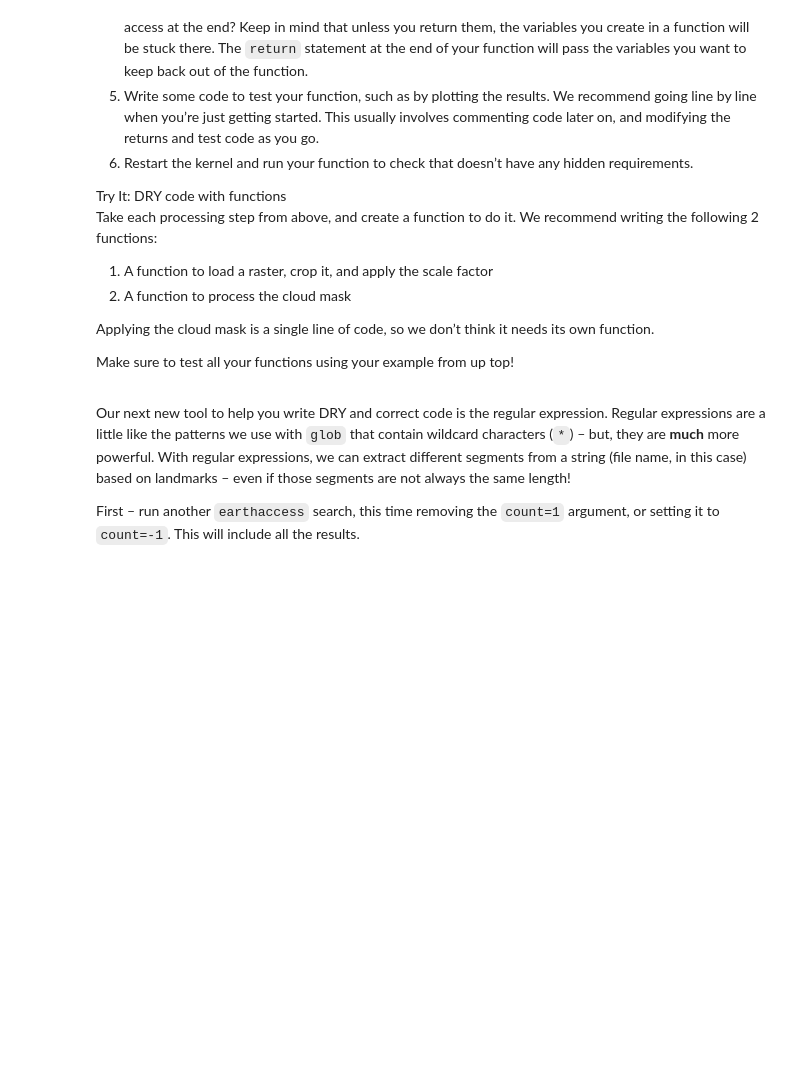
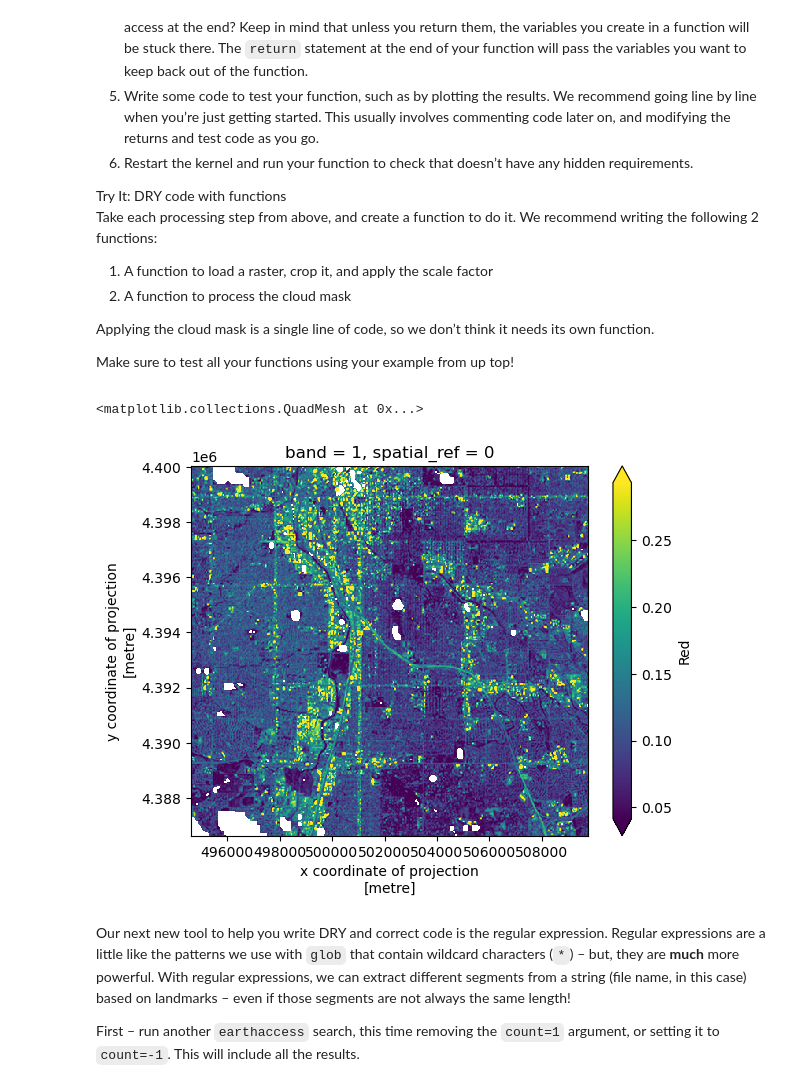
Before and after one commit to earthlab-education/fundamentals-04-redlining-tjstogoski, a Jupyter notebook: notebooks/redlining-92-bulk-download.ipynb, the cells around one changed output. Cells and saved outputs as stored; diff of their text form; code cells hidden in the pictures; blank space fills up the shorter version.

```diff
--- a/notebooks/redlining-92-bulk-download.ipynb
+++ b/notebooks/redlining-92-bulk-download.ipynb
@@ -36,3 +36,13 @@ that you have to re-run your search every time you access a file – keep
 this in mind if you get errors later!</p></div></div>
 # %%
 # Search earthaccess
+earthaccess.login(strategy="interactive", persist=True)
+denver_results = earthaccess.search_data(
+    short_name="HLSL30",
+    bounding_box=tuple(denver_red_gdf.total_bounds),
+    temporal=("2023-07-12"),
+    count=1
+)
+
+# Access HLS data
+denver_files = earthaccess.open(denver_results)
@@ -130,8 +172,46 @@ def process_cloud_mask(cloud_uri, bounds_gdf, bits_to_mask):
     cloud_mask: np.array
       Cloud mask
     """
+    # Open Fmask file
+    Fmask_da = process_image(cloud_uri, bounds_gdf)
+
+    # Process Fmask
+    cloud_bits = (
+        np.unpackbits(
+            (
+                # Get the cloud mask as an array...
+                Fmask_da.values
+                # ... of 8-bit integers
+                .astype('uint8')
+                # With an extra axis to unpack the bits into
+                [:, :, np.newaxis]
+            ),
+            # List the least significat bit first to match the user guide
+            bitorder='little',
+            # Expand the array in a new dimension
+            axis=-1)
+    )
+    cloud_mask = np.sum(
+        # Select bits 1, 2, and 3
+        cloud_bits[:,:,bits_to_mask],
+        # Sum along the bit axis
+        axis=-1
+    # Check if any of bits 1, 2, or 3 are true
+    ) == 0
 
     return cloud_mask
+# %%
+# Function test
+blue_da = process_image(denver_files[1], denver_red_gdf)
+denver_cloud_mask = process_cloud_mask(
+    denver_files[-1],
+    denver_red_gdf,
+    [1, 2, 3, 5]
+    )
+blue_da.where(denver_cloud_mask).plot(robust=True)
+# %% [output]
+<matplotlib.collections.QuadMesh at 0x...>
+[figure, added]
 # %% [markdown]
 Our next new tool to help you write DRY and correct code is the regular
 expression. Regular expressions are a little like the patterns we use
```
Also changed, not shown: parts of 10 cells of this notebook.
